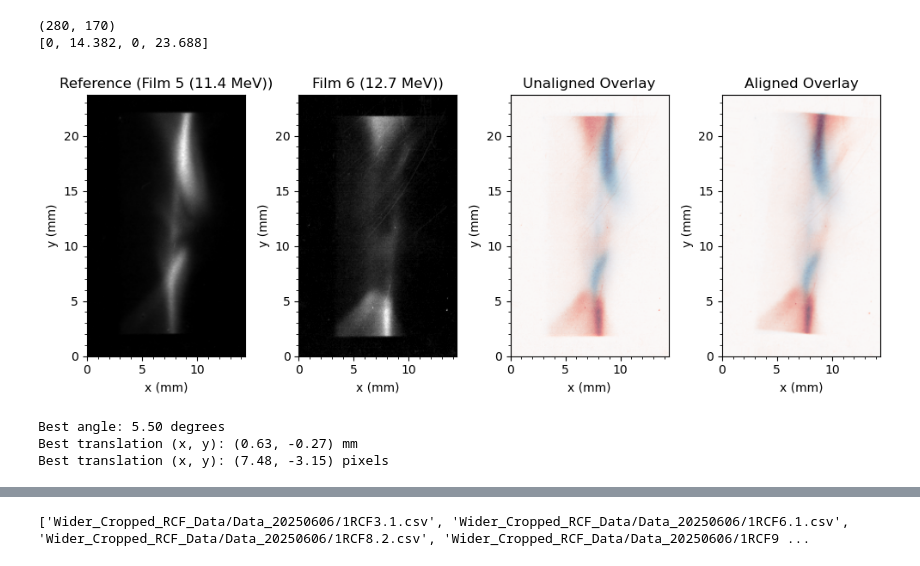
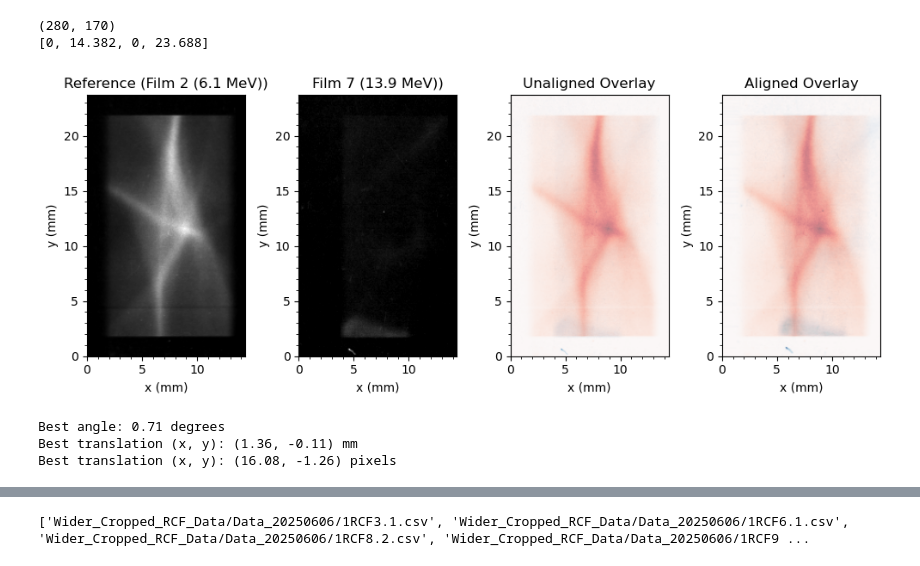
Before and after one commit to CCDyson/LION-BO, a Jupyter notebook: RCF_Centering.ipynb, the cells around one changed output, grey strips where cells are left out. Saved outputs shown, nothing was run; the diff lists cells and outputs as text; code cells hidden in the pictures.

```diff
--- a/RCF_Centering.ipynb
+++ b/RCF_Centering.ipynb
@@ -63,16 +63,17 @@ def ncc_cost(params, ref, mov):
     numerator = np.sum(ref_zero_mean * mov_zero_mean)
     denominator = np.sqrt(np.sum(ref_zero_mean ** 2) * np.sum(mov_zero_mean ** 2))
     ncc = numerator / denominator if denominator != 0 else 0
+
     return 1 - ncc  # minimize 1 - NCC
 
-stack_num1 = 5
-stack_energy1 = 11.4
-stack_num2 = 6  # Change this to match your stack number
-stack_energy2 = 12.7
+stack_num1 = 2
+stack_energy1 = 6.1
+stack_num2 = 7  # Change this to match your stack number
+stack_energy2 = 13.9
 
 # Load images
-# img = apply_transform(load_image_from_csv(f"Wider_Cropped_RCF_Data/Data_20250606/1RCF{stack_energy1}.csv"), -0.34, 0, 0)
-img = load_image_from_csv(f"Wider_Cropped_RCF_Data/Data_20250606/1RCF{stack_energy1}.csv")
+img = apply_transform(load_image_from_csv(f"Wider_Cropped_RCF_Data/Data_20250606/1RCF{stack_energy1}.csv"), -0.34, 0, 0)
+# img = load_image_from_csv(f"Wider_Cropped_RCF_Data/Data_20250606/1RCF{stack_energy1}.csv")
 img_mov = load_image_from_csv(f"Wider_Cropped_RCF_Data/Data_20250606/1RCF{stack_energy2}.csv")  # change as needed
 
 # Choose cost function: ssd_cost or ncc_cost
@@ -93,6 +94,9 @@ aligned_image = apply_transform(img_mov, best_angle, best_tx, best_ty)
 
 best_angle, best_tx, best_ty
 bin_spacing_um = 84.6
+
+
+
 bin_spacing_mm = bin_spacing_um / 1000
 
 original_cost = cost_function(initial_guess, img, img_mov)
@@ -137,7 +207,6 @@ plt.show()
 import matplotlib.pyplot as plt
 from matplotlib.patches import Rectangle
 
-aligned_image = apply_transform(img_mov, best_angle, best_tx, best_ty)
 bin_spacing_um = 84.6  # in micrometers
 bin_spacing_mm = bin_spacing_um / 1000  # convert to mm
 
@@ -155,38 +224,38 @@ fig, axs = plt.subplots(1, 4, figsize=(10, 5))
 axs[0].imshow(img, cmap='gray', extent=extent)
 axs[0].set_title(f'Reference (Film {stack_num1} ({stack_energy1} MeV))')
 axs[1].imshow(img_mov, cmap='gray', extent=extent)
 axs[1].set_title(f'Film {stack_num2} ({stack_energy2} MeV))')
-axs[2].imshow(img, cmap='Blues', extent=extent)
-axs[2].imshow(img_mov, cmap='Reds', alpha=0.5, extent=extent)
+axs[2].imshow(img, cmap='Reds', extent=extent)
+axs[2].imshow(img_mov, cmap='Blues', alpha=0.5, extent=extent)
 axs[2].set_title('Unaligned Overlay')
-axs[3].imshow(img, cmap='Blues', extent=extent)
-axs[3].imshow(aligned_image, cmap='Reds', alpha=0.5, extent=extent)
+axs[3].imshow(img, cmap='Reds', extent=extent)
+axs[3].imshow(aligned_image, cmap='Blues', alpha=0.5, extent=extent)
 axs[3].set_title('Aligned Overlay')
 
 # Add red square (2 cm × 2 cm = 20 mm × 20 mm) to each subplot
 square_size = 20  # mm
 square = Rectangle((0, 0), square_size, square_size, linewidth=1.5,
                    edgecolor='red', facecolor='none')
 
 for ax in axs:
     # ax.add_patch(Rectangle((0, 1.9), square_size, square_size,
                         #    linewidth=1.5, edgecolor='red', facecolor='none'))
     ax.minorticks_on()
     # ax.set_xlim(-1, 20)
     ax.set_xlabel("x (mm)")
     ax.set_ylabel("y (mm)")
 
 plt.tight_layout()
 plt.savefig(f'cascading_stack_{stack_num2}_aligned_films.png', dpi=300, bbox_inches='tight')
 plt.show()
 
 print(f"Best angle: {best_angle:.2f} degrees")
 print(f"Best translation (x, y): ({best_tx*bin_spacing_mm:.2f}, {best_ty*bin_spacing_mm:.2f}) mm")
 print(f"Best translation (x, y): ({best_tx:.2f}, {best_ty:.2f}) pixels")
 # %% [output]
 (280, 170)
 [0, 14.382, 0, 23.688]
-[figure, old version]
+[figure, new version]
-Best angle: 5.50 degrees
-Best translation (x, y): (0.63, -0.27) mm
-Best translation (x, y): (7.48, -3.15) pixels
+Best angle: 0.71 degrees
+Best translation (x, y): (1.36, -0.11) mm
+Best translation (x, y): (16.08, -1.26) pixels
```
Also changed, not shown: parts of 6 cells of this notebook, 13 other files.
